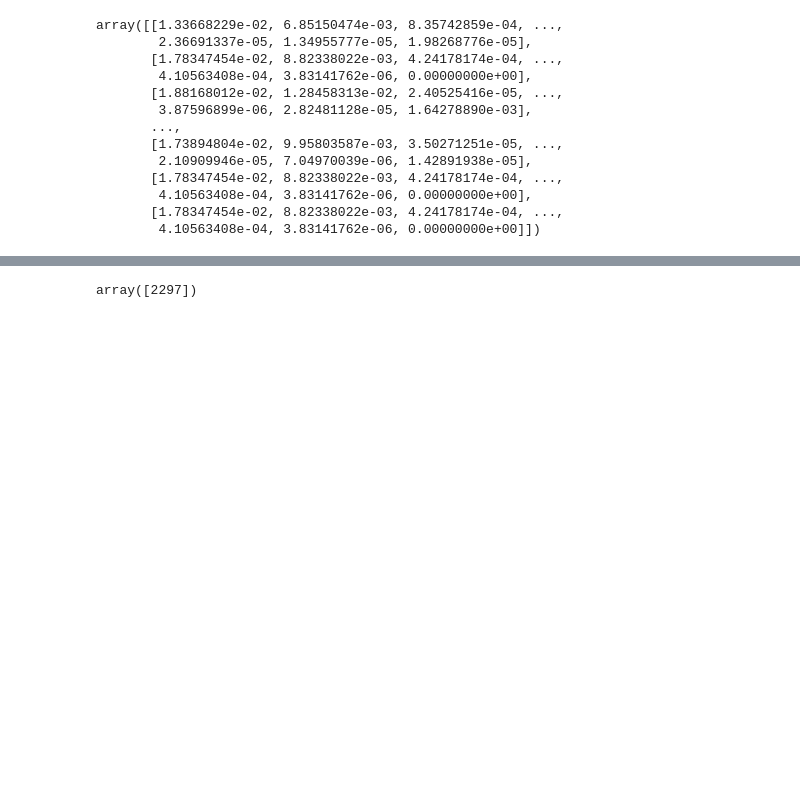
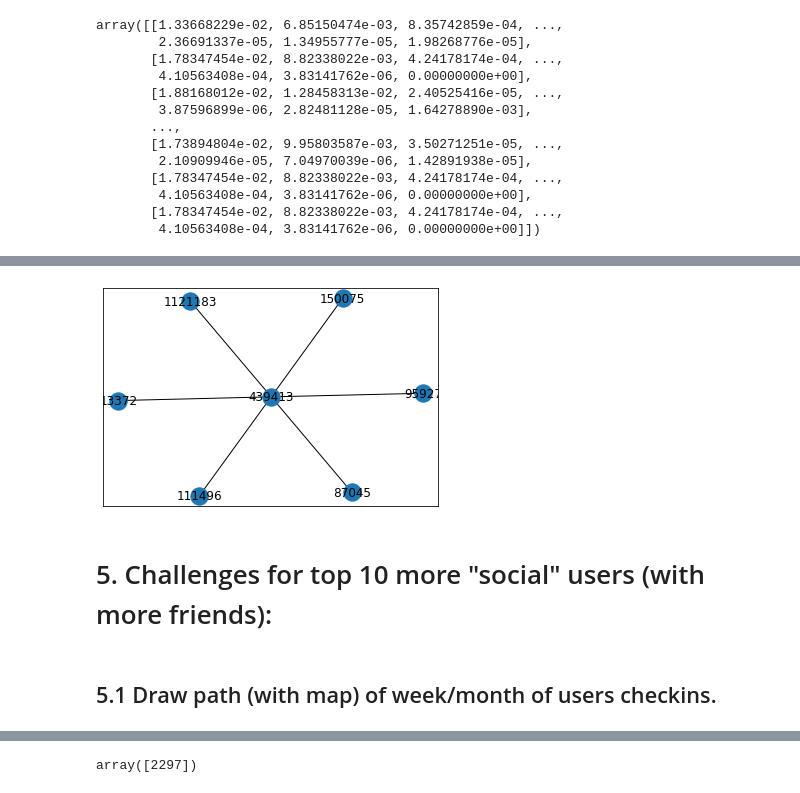
Before and after one commit to stefanauwyang/ml-engineer, a Jupyter notebook: ML-Engineer-Notebook.ipynb, the cells around one changed output, grey strips where cells are left out. Drawn from its saved outputs; the diff is of its cells as text; code cells hidden in the pictures; blank space fills up the shorter version.

Commit message:
Add visualizations

```diff
--- a/ML-Engineer-Notebook.ipynb
+++ b/ML-Engineer-Notebook.ipynb
@@ -572,0 +609,16 @@ array([[1.33668229e-02, 6.85150474e-03, 8.35742859e-04, ...,
+# %%
+import networkx as nx
+
+G_symmetric = nx.Graph()
+
+for index, row in socialgraph[socialgraph['first_user_id']==439413].iterrows():
+    G_symmetric.add_edge(row['first_user_id'],row['second_user_id'])
+
+nx.spring_layout(G_symmetric)
+nx.draw_networkx(G_symmetric)
+# %% [output]
+[figure, added]
+# %% [markdown]
+# 5. Challenges for top 10 more "social" users (with more friends):
+# %% [markdown]
+## 5.1 Draw path (with map) of week/month of users checkins.
```
Also changed, not shown: parts of 25 cells of this notebook.
